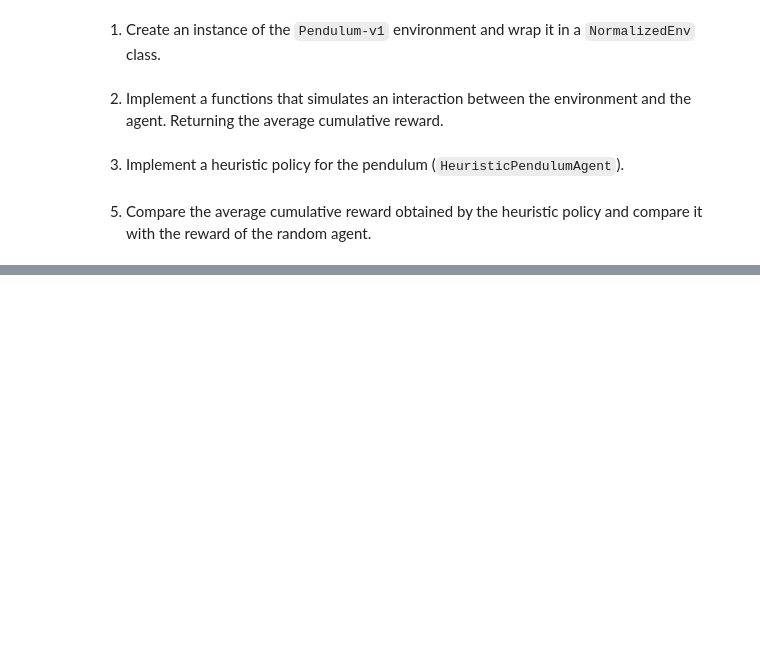
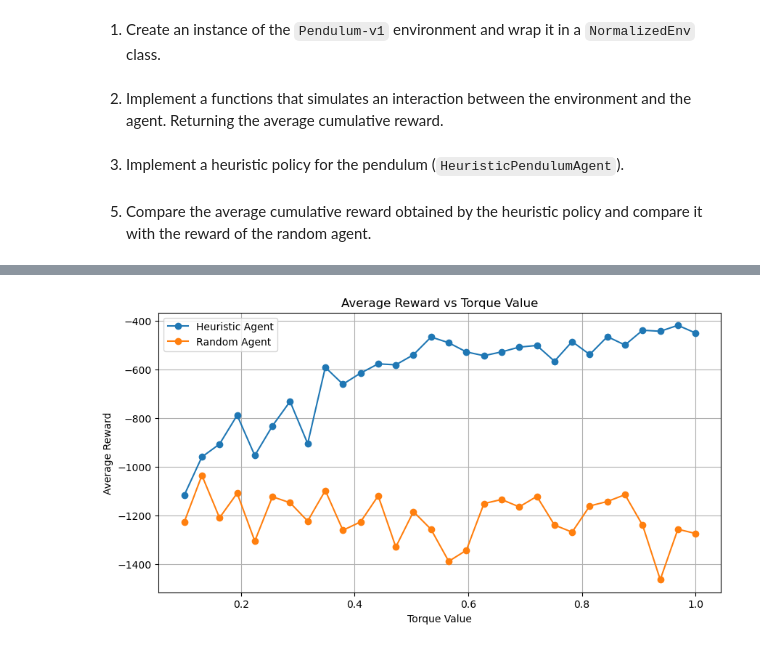
Before and after one commit to aristo6253/ANN-RL-DDPG, a Jupyter notebook: DDPG.ipynb, the cells around one changed output, grey strips where cells are left out. Cells and saved outputs as stored; diff of their text form; code cells hidden in the pictures; blank space fills up the shorter version.

```diff
--- a/DDPG.ipynb
+++ b/DDPG.ipynb
@@ -98,3 +178,39 @@ Heuristic agent average reward: -1276.03
+# %%
+import matplotlib.pyplot as plt
+
+def plot_rewards(torque_values, ha_rewards_list, ra_rewards_list):
+    plt.figure(figsize=(10, 5))
+
+    ha_means = [np.mean(rewards) for rewards in ha_rewards_list]
+    ra_means = [np.mean(rewards) for rewards in ra_rewards_list]
+
+    plt.plot(torque_values, ha_means, marker='o', label='Heuristic Agent')
+    plt.plot(torque_values, ra_means, marker='o', label='Random Agent')
+
+    plt.xlabel('Torque Value')
+    plt.ylabel('Average Reward')
+    plt.title('Average Reward vs Torque Value')
+    plt.legend()
+    plt.grid()
+    plt.show()
+
+
+
+torque_values = np.linspace(0.1, 1.0, 30)
+ha_rewards_list = []
+ra_rewards_list = []
+
+for torque in torque_values:
+    heuristic_agent = HeuristicPendulumAgent(env, fixed_torque=torque)
+    ha_avg_reward, ha_rewards, _ = run_agent(heuristic_agent, env)
+    ra_avg_reward, ra_rewards, _ = run_agent(random_agent, env)
+
+    ha_rewards_list.append(ha_rewards)
+    ra_rewards_list.append(ra_rewards)
+
+plot_rewards(torque_values, ha_rewards_list, ra_rewards_list)
+# %% [output]
+[figure, added]
 # %%
 class ReplayBuffer:
     """ A buffer for storing transitions sampled from the environment. """
```
Also changed, not shown: parts of 10 cells of this notebook, 2 other files.
